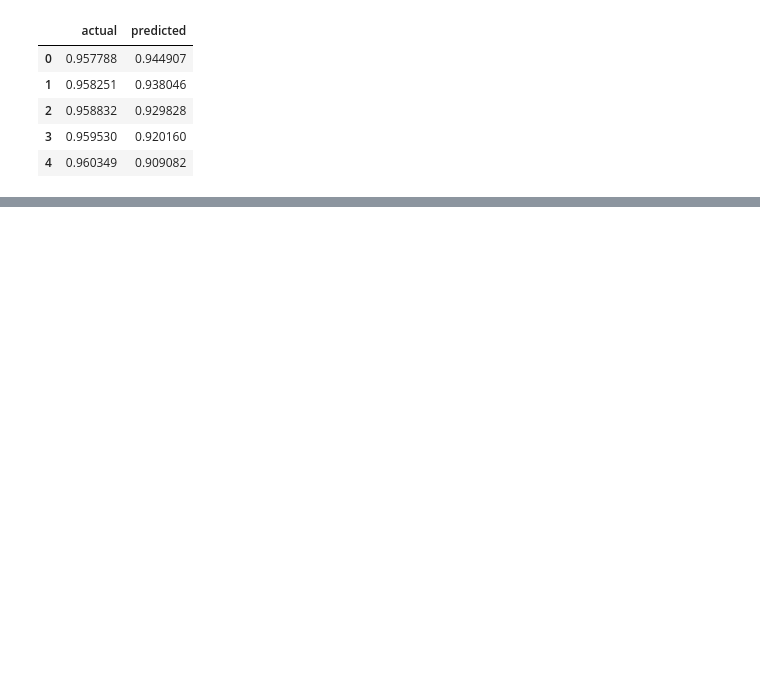
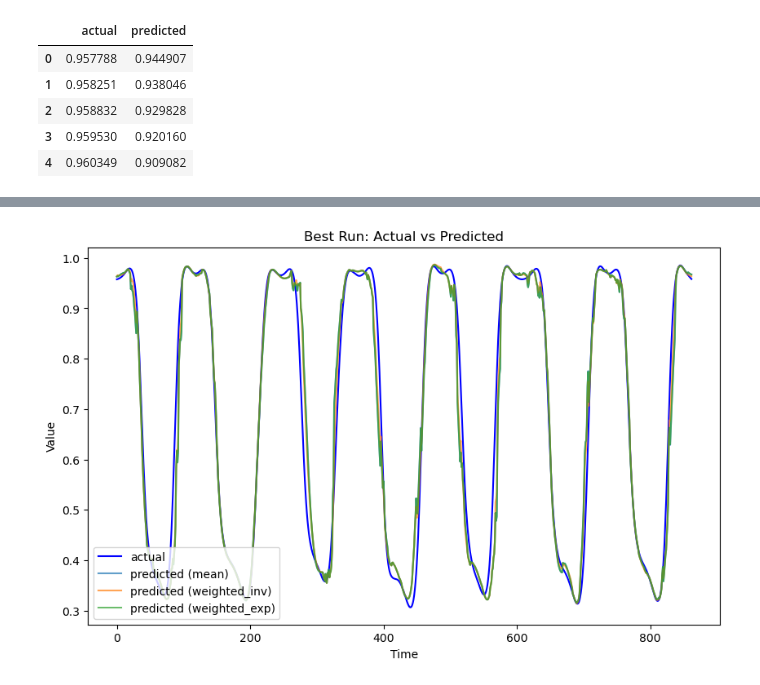
Before and after one commit to EddieFreitag/TSA_Project, a Jupyter notebook: analysis.ipynb, the cells around one changed output, grey strips where cells are left out. Saved outputs shown, nothing was run; the diff lists cells and outputs as text; code cells hidden in the pictures; blank space fills up the shorter version.

```diff
--- a/analysis.ipynb
+++ b/analysis.ipynb
@@ -73,0 +115,5 @@ Mean Squared Error: 0.005702933053090435
+# %%
+# rank the grouped results by error
+grouped_df = df.groupby(["mode", "k", "l"])["error"].mean().reset_index()
+sorted_df = grouped_df.sort_values("error")
+sorted_df.head()
@@ -73,0 +150,22 @@ Mean Squared Error: 0.005702933053090435
+# %%
+best_params_dict = {}
+
+for mode in best_params["mode"].unique():
+    row = best_params[best_params["mode"] == mode].iloc[0]
+    k = row["k"]
+    l = row["l"]
+    mode = row["mode"]
+    print(f"Best parameters for mode {mode}: k={row['k']}, l={row['l']} with error={row['error']}")
+    # store the best parameters for each mode in a dictionary
+    best_params_dict[mode] = {"k": k, "l": l}
+
+worst_params_dict = {}
+for mode in worst_params["mode"].unique():
+    row = worst_params[worst_params["mode"] == mode].iloc[0]
+    k = row["k"]
+    l = row["l"]
+    mode = row["mode"]
+    print(f"Worst parameters for mode {mode}: k={row['k']}, l={row['l']} with error={row['error']}")
+    # store the worst parameters for each mode in a dictionary
+
+    worst_params_dict[mode] = {"k": k, "l": l}
@@ -73,0 +191,4 @@ Mean Squared Error: 0.005702933053090435
+# %%
+best_runs = df.merge(best_params, on=["mode", "k", "l"], how="inner")
+worst_runs = df.merge(worst_params, on=["mode", "k", "l"], how="inner")
+best_runs.head()
@@ -73,0 +202,16 @@ Mean Squared Error: 0.005702933053090435
+# %%
+real_ts = best_runs[best_runs["mode"] == "mean"]["real"].to_numpy()
+plt.figure(figsize=(10,6))
+plt.plot(real_ts, label="actual", color="blue")
+for mode in best_runs["mode"].unique():
+    predicted_ts = best_runs[best_runs["mode"] == mode]["pred"].to_numpy()
+    plt.plot(predicted_ts, label=f"predicted ({mode})", alpha=0.7)
+
+plt.title("Best Run: Actual vs Predicted")
+plt.xlabel("Time")
+plt.ylabel("Value")
+plt.legend(loc='lower left')
+plt.savefig('figures/best_run_predictions.png')
+plt.show()
+# %% [output]
+[figure, added]
```
Also changed, not shown: parts of 17 cells of this notebook, 7 other files.
